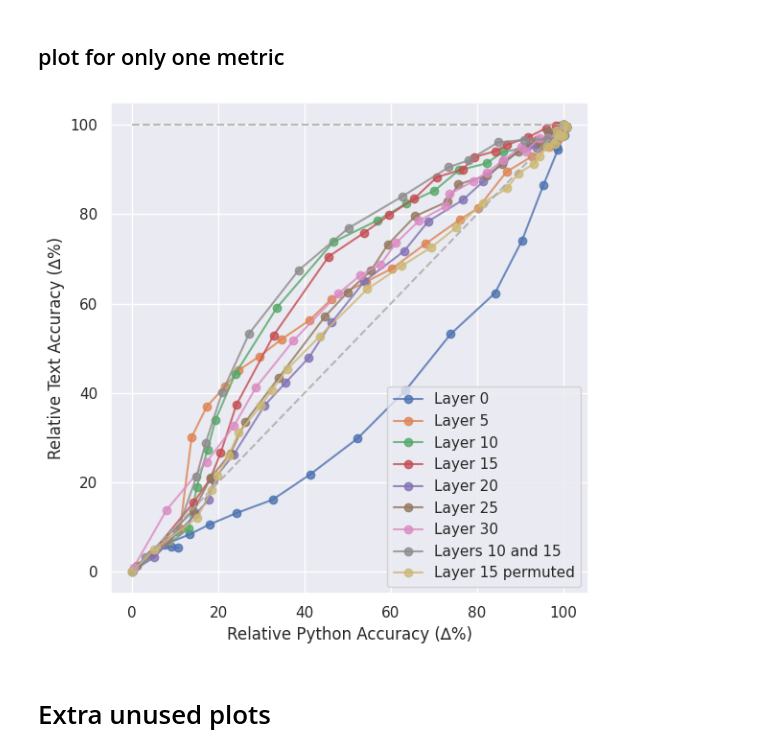
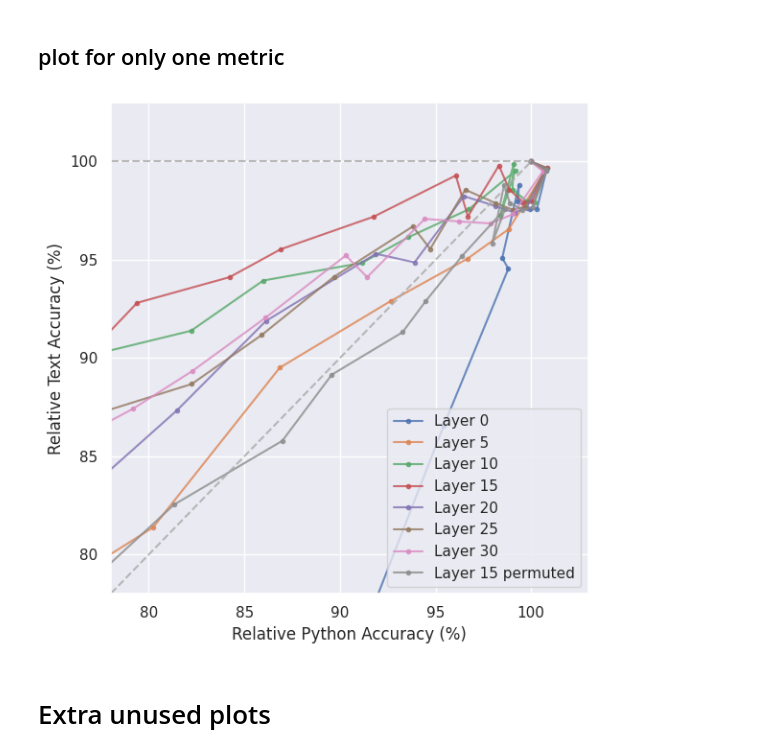
Before and after one commit to TeunvdWeij/extending-activation-addition, a Jupyter notebook: src/make_coding_plots.ipynb, the cells around one changed output. Cells and saved outputs as stored; diff of their text form; code cells hidden in the pictures.

Commit message:
updated plots

```diff
--- a/src/make_coding_plots.ipynb
+++ b/src/make_coding_plots.ipynb
@@ -46,18 +46,18 @@ versions = [
     # "9.06",
     # "9.07",
     # "9.03",
-    # "9.16",
+    # # "9.16",
     # "9.20",
-    # "9.08",
-    # "9.09",
-    # "9.10",
-    # "9.11",
-    # "9.12",
-    # "9.13",
-    # "9.14",
+    "9.08",
+    "9.09",
+    "9.10",
+    "9.11",
+    "9.12",
+    "9.13",
+    "9.14",
     # "9.15",
-    # "9.21",
-    "10.02"
+    "9.21",
+#    "10.02"
 ]
 
 results = []
@@ -80,7 +87,7 @@ labels = [
     "Layer 20",
     "Layer 25",
     "Layer 30",
-    "Layers 10 and 15",
+    # "Layers 10 and 15",
     "Layer 15 permuted",
     ]
 
@@ -103,33 +108,33 @@ NameError: name 'scores' is not defined
 # %%
 # create a seaborn style graph
 sns.set_theme()
 
 fig, ax = plt.subplots(figsize=(6, 6))
 scale = 100
 metric = "top1_acc"
 
 cropped = False
-# cropped = True
+cropped = True
 
 for label, score in zip(labels, scores, strict=True):
-	ax.plot(score[f"only_{mode}"][metric]["rel"], score['only_text'][metric]["rel"], marker="o", label=label, alpha=0.8)
+	ax.plot(score[f"only_{mode}"][metric]["rel"], score['only_text'][metric]["rel"], marker=".", label=label, alpha=0.8)
 
-ax.set_xlabel(f"Relative {mode.title()} Accuracy (∆%)")
-ax.set_ylabel("Relative Text Accuracy (∆%)")
+ax.set_xlabel(f"Relative {mode.title()} Accuracy (%)")
+ax.set_ylabel("Relative Text Accuracy (%)")
 
 ax.plot([0, scale], [scale, scale], color="darkgray", linestyle="--", alpha=0.8)
 ax.plot([0, scale], [0, scale], color="darkgray", linestyle="--", alpha=0.8)
 
 if cropped:
 	# Set the x and y axis limits
 	ax.set_xlim([78, 103])
 	ax.set_ylim([78, 103])
 
 plt.legend()
 fig.tight_layout()
 plt.show()
 # %% [output]
-[figure, old version]
+[figure, new version]
 # %% [markdown]
 # Extra unused plots
 # %% [markdown]
```
Also changed, not shown: parts of 2 cells of this notebook, 4 other files.
